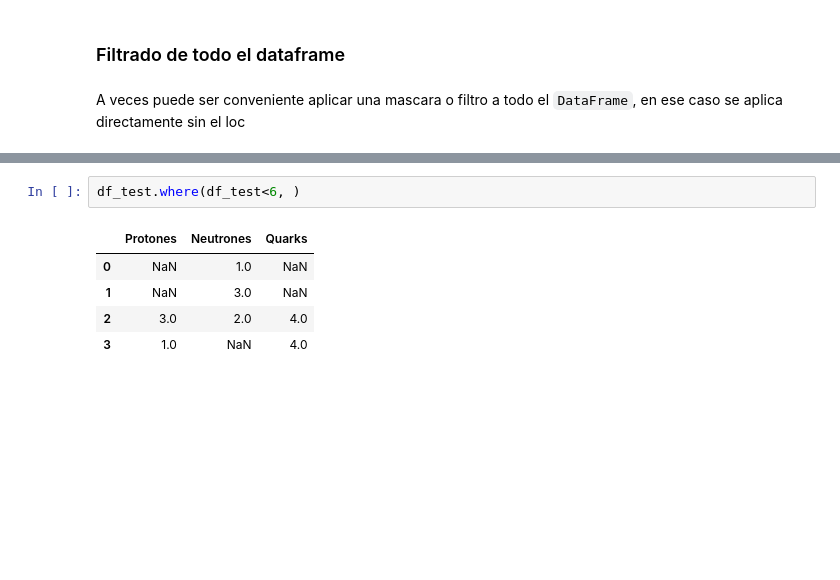
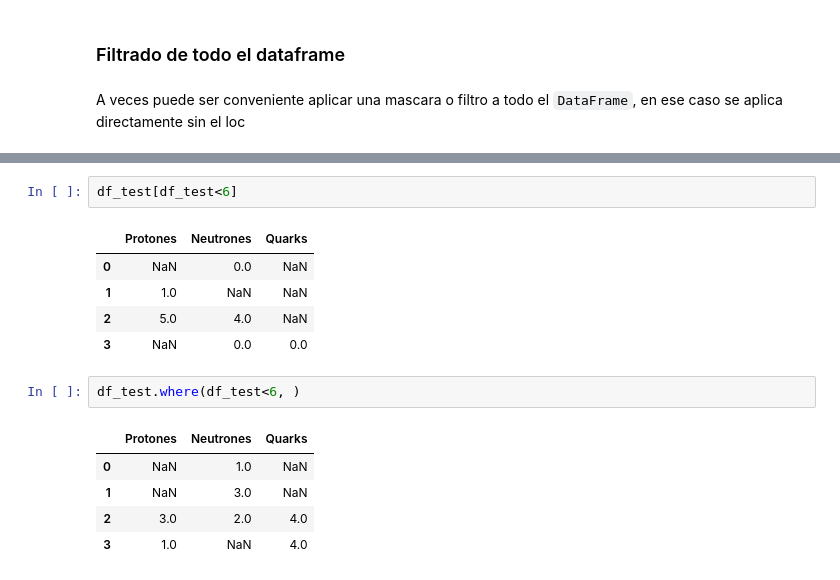
Before and after one commit to Daniela-Zabala/ONLINE_DS_THEBRIDGE_DZ, a Jupyter notebook: 02_Programacion_y_Herramientas_Avanzadas/Sprint_04/Unidad_02_Herramientas_Avanzadas__Pandas_II/03_Filtrado.ipynb, the cells around one changed output, grey strips where cells are left out. Drawn from its saved outputs; the diff is of its cells as text; blank space fills up the shorter version.

```diff
--- a/02_Programacion_y_Herramientas_Avanzadas/Sprint_04/Unidad_02_Herramientas_Avanzadas__Pandas_II/03_Filtrado.ipynb
+++ b/02_Programacion_y_Herramientas_Avanzadas/Sprint_04/Unidad_02_Herramientas_Avanzadas__Pandas_II/03_Filtrado.ipynb
@@ -170,3 +186,11 @@ df_test
+# %%
+df_test[df_test<6]
+# %% [output]
+|  | Protones | Neutrones | Quarks |
+| 0 | NaN | 0.0 | NaN |
+| 1 | 1.0 | NaN | NaN |
+| 2 | 5.0 | 4.0 | NaN |
+| 3 | NaN | 0.0 | 0.0 |
 # %%
 df_test.where(df_test<6, )
 # %% [output]
```
Also changed, not shown: parts of 2 cells of this notebook, 7 other files.
